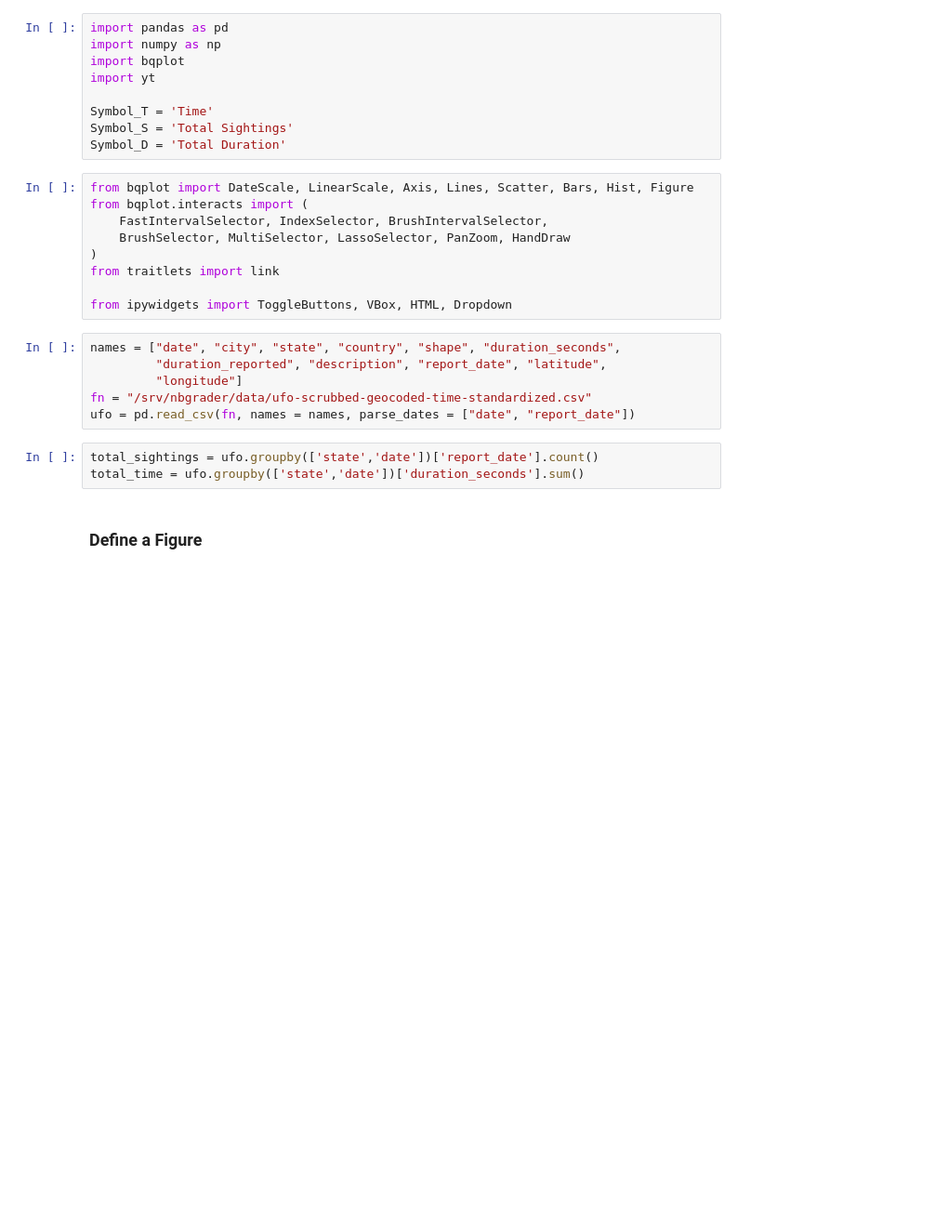
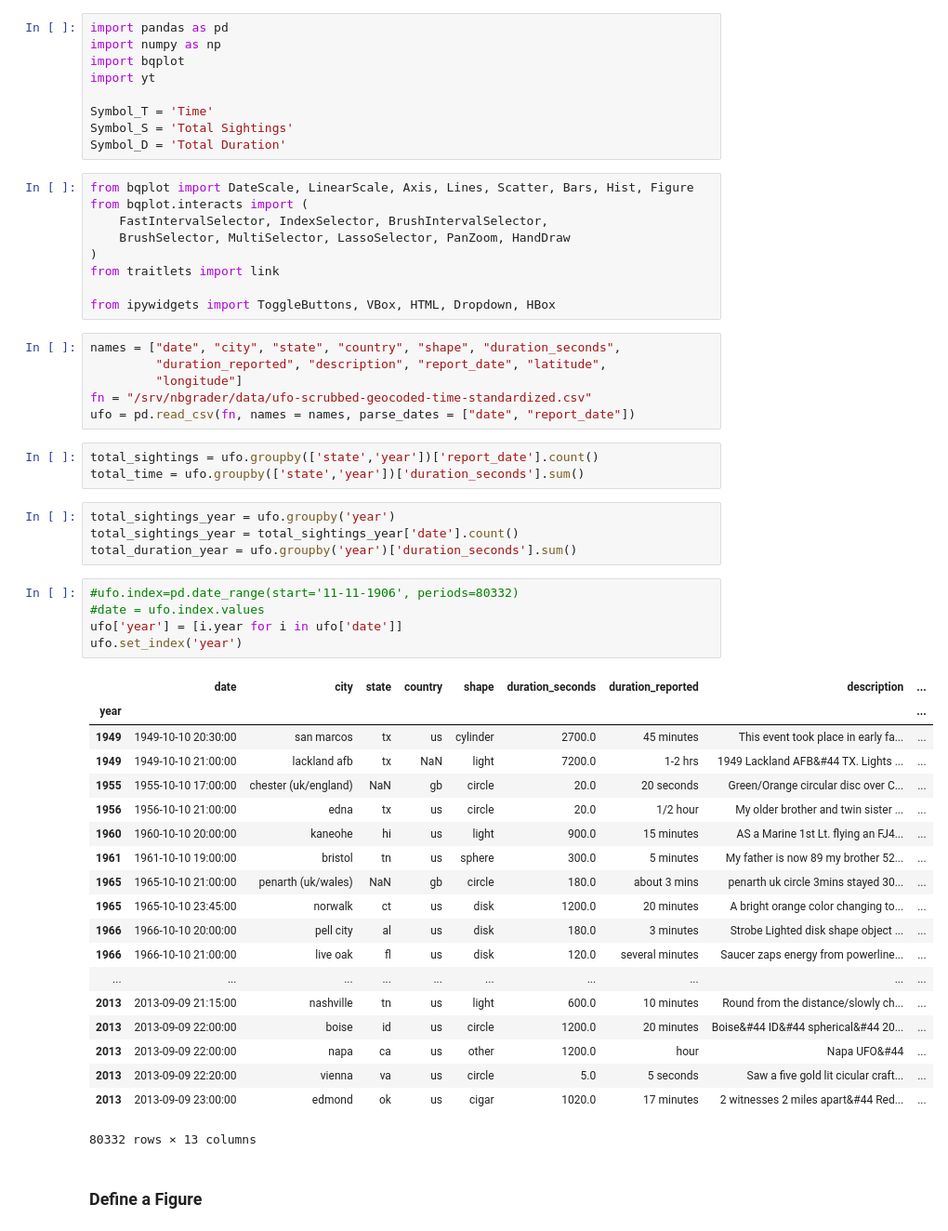
Before and after one commit to wenhank216/DV_Project, a Jupyter notebook: Component_3_Interval_Plots.ipynb, the cells around one changed output. Shown: that part at 93% size. Saved outputs shown, nothing was run; the diff lists cells and outputs as text; blank space fills up the shorter version.

```diff
--- a/Component_3_Interval_Plots.ipynb
+++ b/Component_3_Interval_Plots.ipynb
@@ -15,7 +15,7 @@ from bqplot.interacts import (
 )
 from traitlets import link
 
-from ipywidgets import ToggleButtons, VBox, HTML, Dropdown
+from ipywidgets import ToggleButtons, VBox, HTML, Dropdown, HBox
 # %%
 names = ["date", "city", "state", "country", "shape", "duration_seconds",
          "duration_reported", "description", "report_date", "latitude",
@@ -23,8 +23,37 @@ names = ["date", "city", "state", "country", "shape", "duration_seconds",
 fn = "/srv/nbgrader/data/ufo-scrubbed-geocoded-time-standardized.csv"
 ufo = pd.read_csv(fn, names = names, parse_dates = ["date", "report_date"])
 # %%
-total_sightings = ufo.groupby(['state','date'])['report_date'].count()
-total_time = ufo.groupby(['state','date'])['duration_seconds'].sum()
+total_sightings = ufo.groupby(['state','year'])['report_date'].count()
+total_time = ufo.groupby(['state','year'])['duration_seconds'].sum()
+# %%
+total_sightings_year = ufo.groupby('year')
+total_sightings_year = total_sightings_year['date'].count()
+total_duration_year = ufo.groupby('year')['duration_seconds'].sum()
+# %%
+#ufo.index=pd.date_range(start='11-11-1906', periods=80332)
+#date = ufo.index.values
+ufo['year'] = [i.year for i in ufo['date']]
+ufo.set_index('year')
+# %% [output]
+|  | date | city | state | country | shape | duration_seconds | duration_reported | description | ... |
+| year |  |  |  |  |  |  |  |  | ... |
+| 1949 | 1949-10-10 20:30:00 | san marcos | tx | us | cylinder | 2700.0 | 45 minutes | This event took place in early fa... | ... |
+| 1949 | 1949-10-10 21:00:00 | lackland afb | tx | NaN | light | 7200.0 | 1-2 hrs | 1949 Lackland AFB&#44 TX. Lights ... | ... |
+| 1955 | 1955-10-10 17:00:00 | chester (uk/england) | NaN | gb | circle | 20.0 | 20 seconds | Green/Orange circular disc over C... | ... |
+| 1956 | 1956-10-10 21:00:00 | edna | tx | us | circle | 20.0 | 1/2 hour | My older brother and twin sister ... | ... |
+| 1960 | 1960-10-10 20:00:00 | kaneohe | hi | us | light | 900.0 | 15 minutes | AS a Marine 1st Lt. flying an FJ4... | ... |
+| 1961 | 1961-10-10 19:00:00 | bristol | tn | us | sphere | 300.0 | 5 minutes | My father is now 89 my brother 52... | ... |
+| 1965 | 1965-10-10 21:00:00 | penarth (uk/wales) | NaN | gb | circle | 180.0 | about 3 mins | penarth uk circle 3mins stayed 30... | ... |
+| 1965 | 1965-10-10 23:45:00 | norwalk | ct | us | disk | 1200.0 | 20 minutes | A bright orange color changing to... | ... |
+| 1966 | 1966-10-10 20:00:00 | pell city | al | us | disk | 180.0 | 3 minutes | Strobe Lighted disk shape object ... | ... |
+| 1966 | 1966-10-10 21:00:00 | live oak | fl | us | disk | 120.0 | several minutes | Saucer zaps energy from powerline... | ... |
+| ... | ... | ... | ... | ... | ... | ... | ... | ... | ... |
+| 2013 | 2013-09-09 21:15:00 | nashville | tn | us | light | 600.0 | 10 minutes | Round from the distance/slowly ch... | ... |
+| 2013 | 2013-09-09 22:00:00 | boise | id | us | circle | 1200.0 | 20 minutes | Boise&#44 ID&#44 spherical&#44 20... | ... |
+| 2013 | 2013-09-09 22:00:00 | napa | ca | us | other | 1200.0 | hour | Napa UFO&#44 | ... |
+| 2013 | 2013-09-09 22:20:00 | vienna | va | us | circle | 5.0 | 5 seconds | Saw a five gold lit cicular craft... | ... |
+| 2013 | 2013-09-09 23:00:00 | edmond | ok | us | cigar | 1020.0 | 17 minutes | 2 witnesses 2 miles apart&#44 Red... | ... |
+80332 rows × 13 columns
 # %% [markdown]
 ### Define a Figure
 # %%
```
Also changed, not shown: parts of 13 cells of this notebook.
